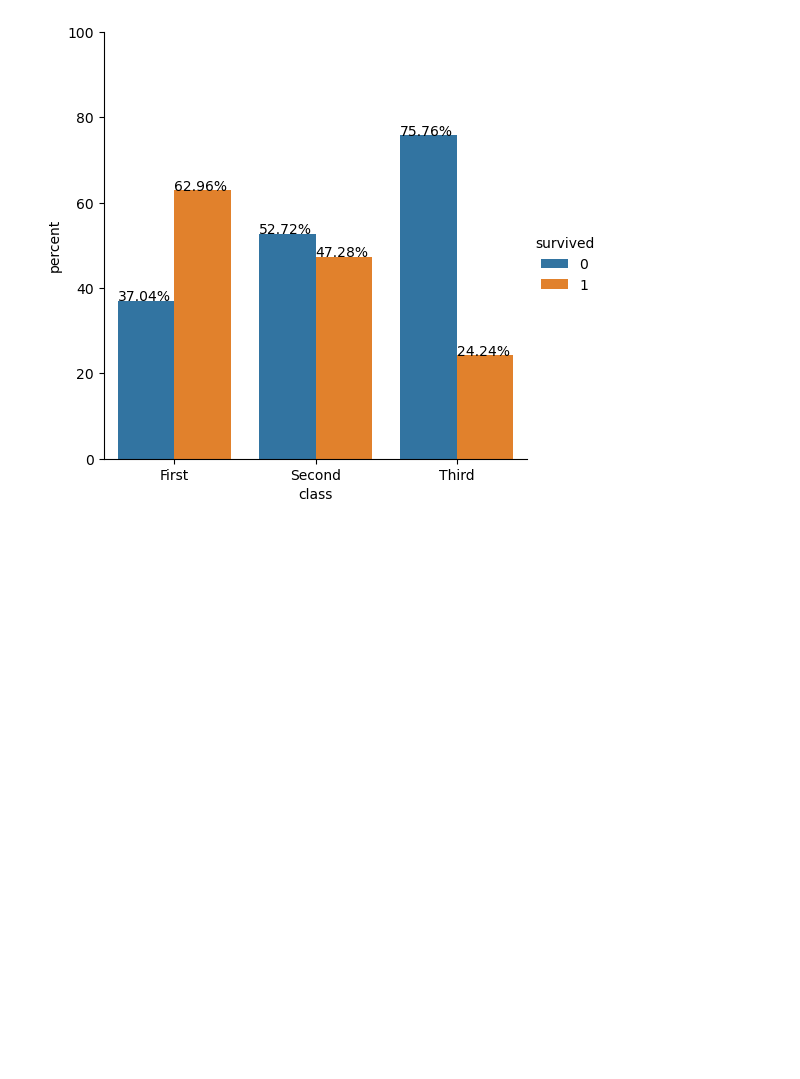
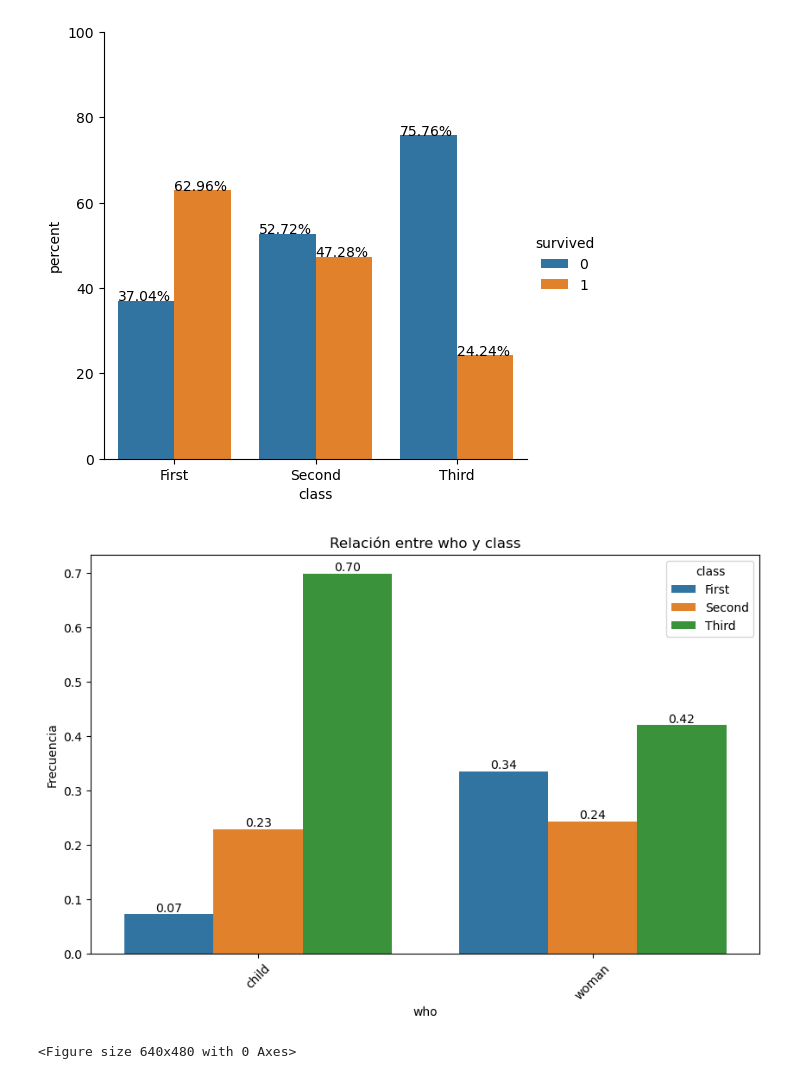
Before and after one commit to UnaiSalas/ONLINE_DS_THEBRIDGE_UNAI_SALAS, a Jupyter notebook: 03_Analisis_de_Datos/Sprint_08/Unidad_02/Practica_Obligatoria/Ejercicio2.ipynb, the cells around one changed output. Cells and saved outputs as stored; diff of their text form; code cells hidden in the pictures; blank space fills up the shorter version.

```diff
--- a/03_Analisis_de_Datos/Sprint_08/Unidad_02/Practica_Obligatoria/Ejercicio2.ipynb
+++ b/03_Analisis_de_Datos/Sprint_08/Unidad_02/Practica_Obligatoria/Ejercicio2.ipynb
@@ -57,3 +62,9 @@ for p in g.ax.patches:
 [figure]
 # %%
 df_splited = df_titanic.loc[(df_titanic.who == "woman") | (df_titanic.who == "child")]
+plot_categorical_relationship_fin(df_splited, "who", "class", relative_freq= True, show_values= True)
+
+plt.savefig("mujeres_niños_vivas.png")
+# %% [output]
+[figure, added]
+<Figure size 640x480 with 0 Axes>
```
Also changed, not shown: parts of 2 cells of this notebook, 3 other files.
